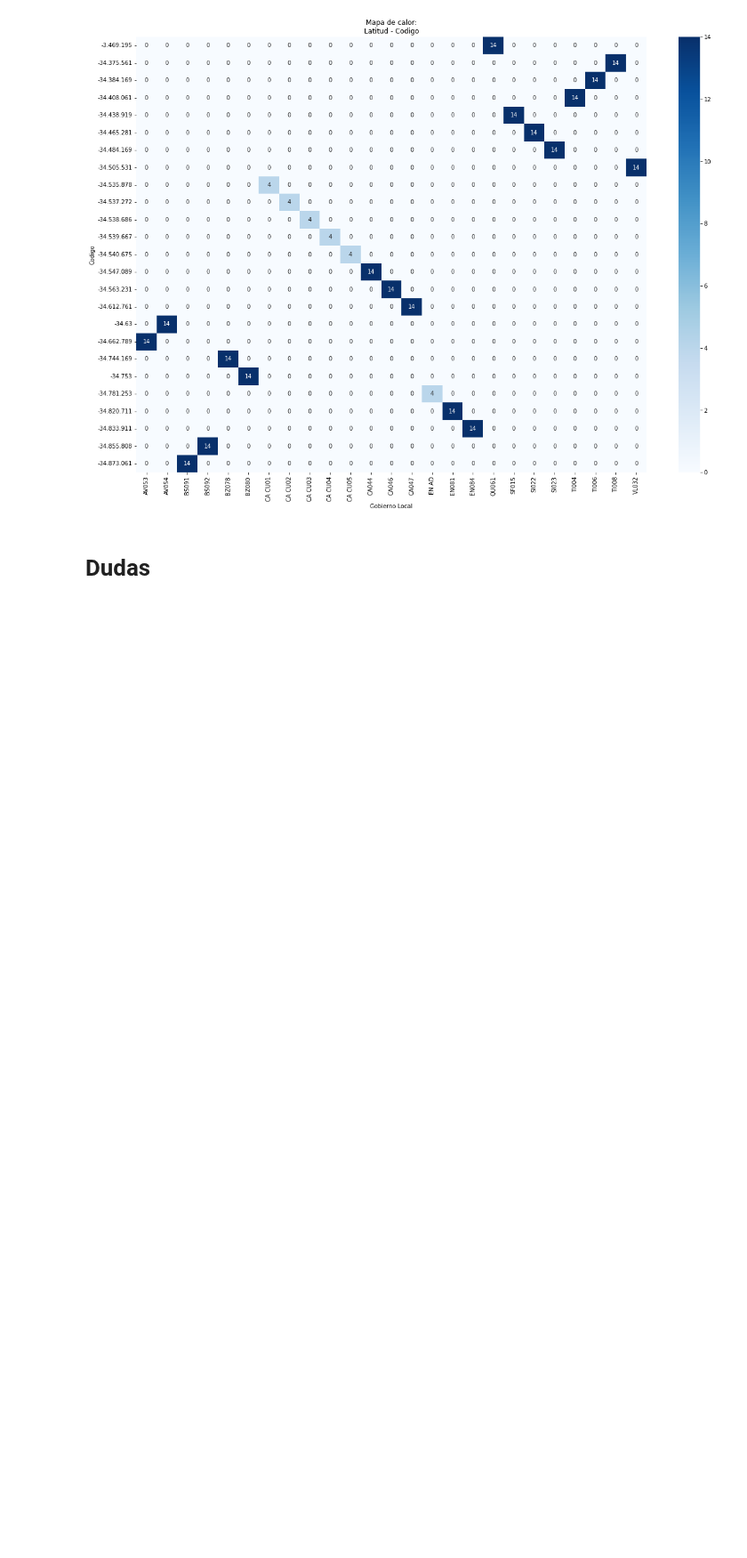
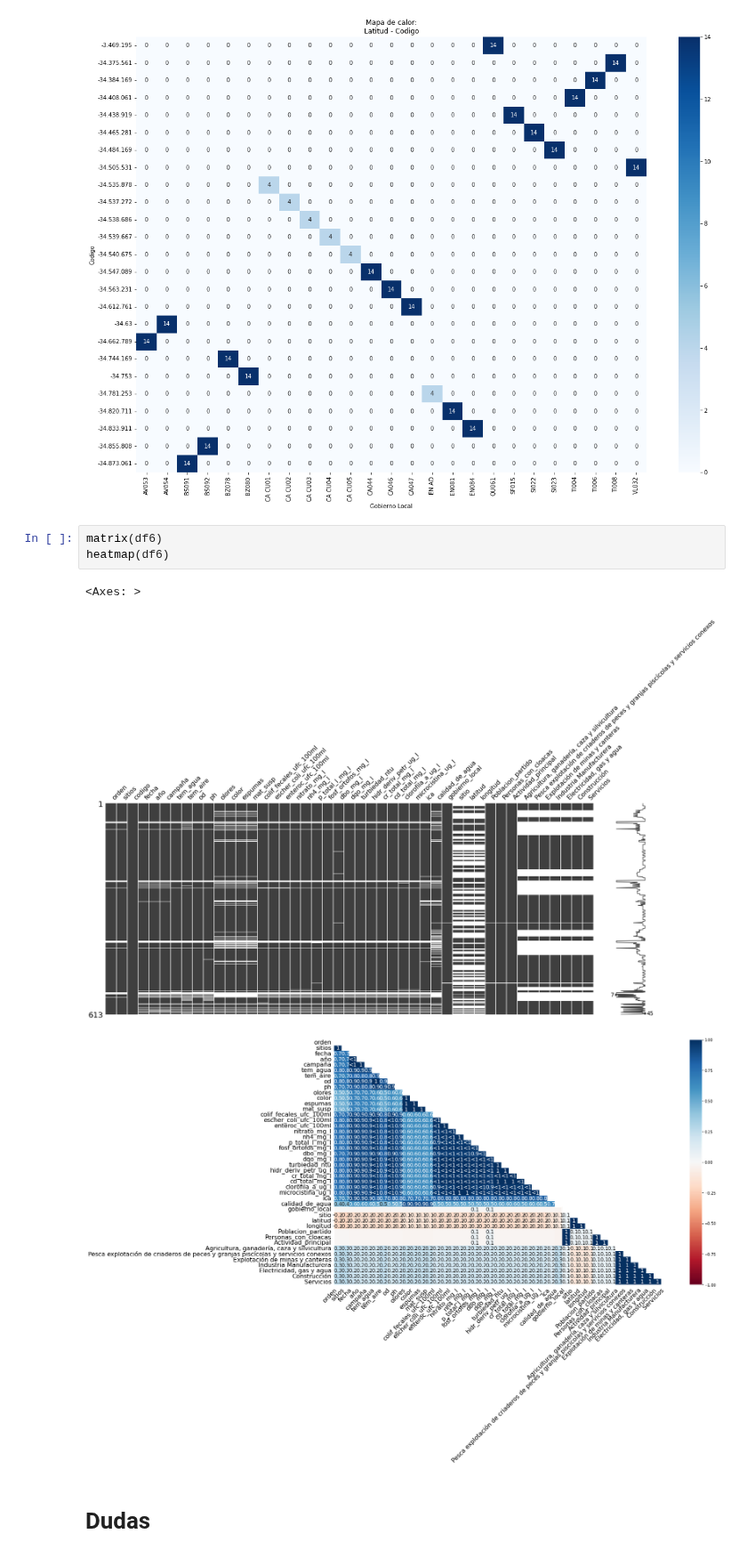
Before and after one commit to FedericoGGM/diplodatos2025_M07, a Jupyter notebook: TP2/TP2_mentoria.ipynb, the cells around one changed output. Shown at 89% size. Cells and saved outputs as stored; diff of their text form; blank space fills up the shorter version.

```diff
--- a/TP2/TP2_mentoria.ipynb
+++ b/TP2/TP2_mentoria.ipynb
@@ -290,6 +307,13 @@ tabla_contingencia(df5['codigo'], df5['latitud'], titulo = "Mapa de calor:\nLati
 tabla_contingencia(df5['codigo'], df5['latitud'], titulo = "Mapa de calor:\nLatitud - Codigo", x_label = "Gobierno Local", y_label = "Codigo", x_size = 20, y_size = 14)
 # %% [output]
 [figure]
+# %%
+matrix(df6)
+heatmap(df6)
+# %% [output]
+<Axes: >
+[figure, added]
+[figure, added]
 # %% [markdown]
 # Dudas
 # %% [markdown]
```
Also changed, not shown: parts of 13 cells of this notebook, 2 other files.
